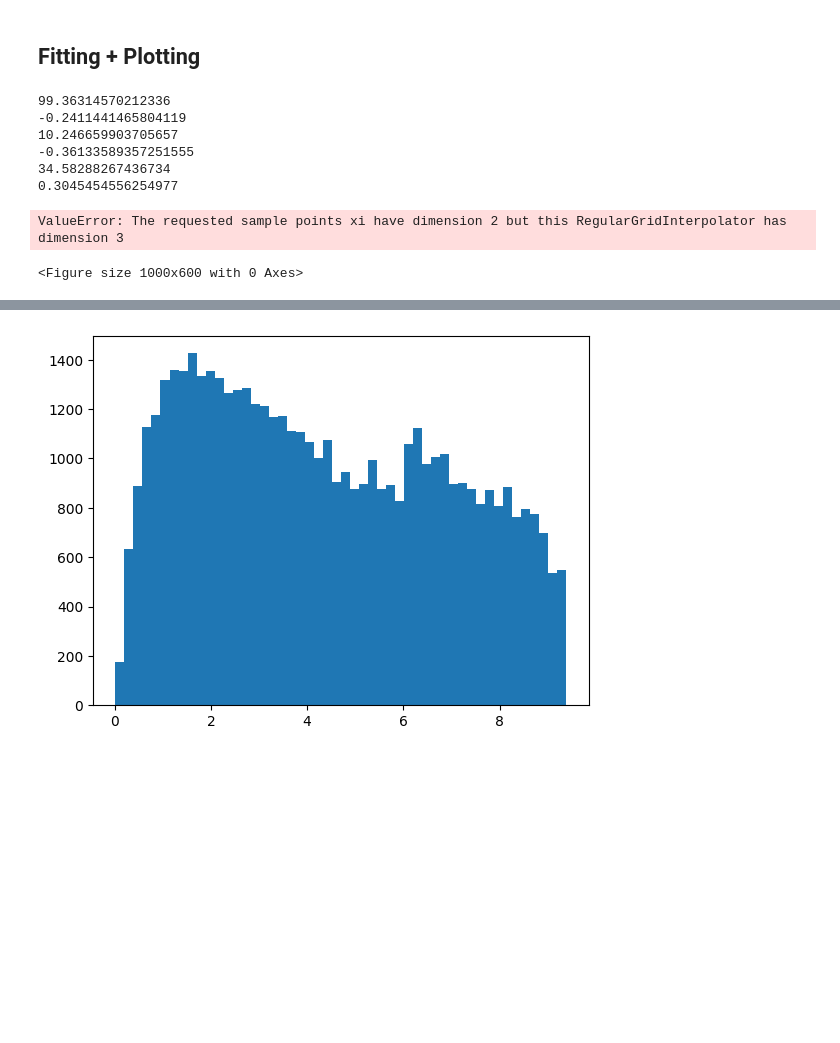
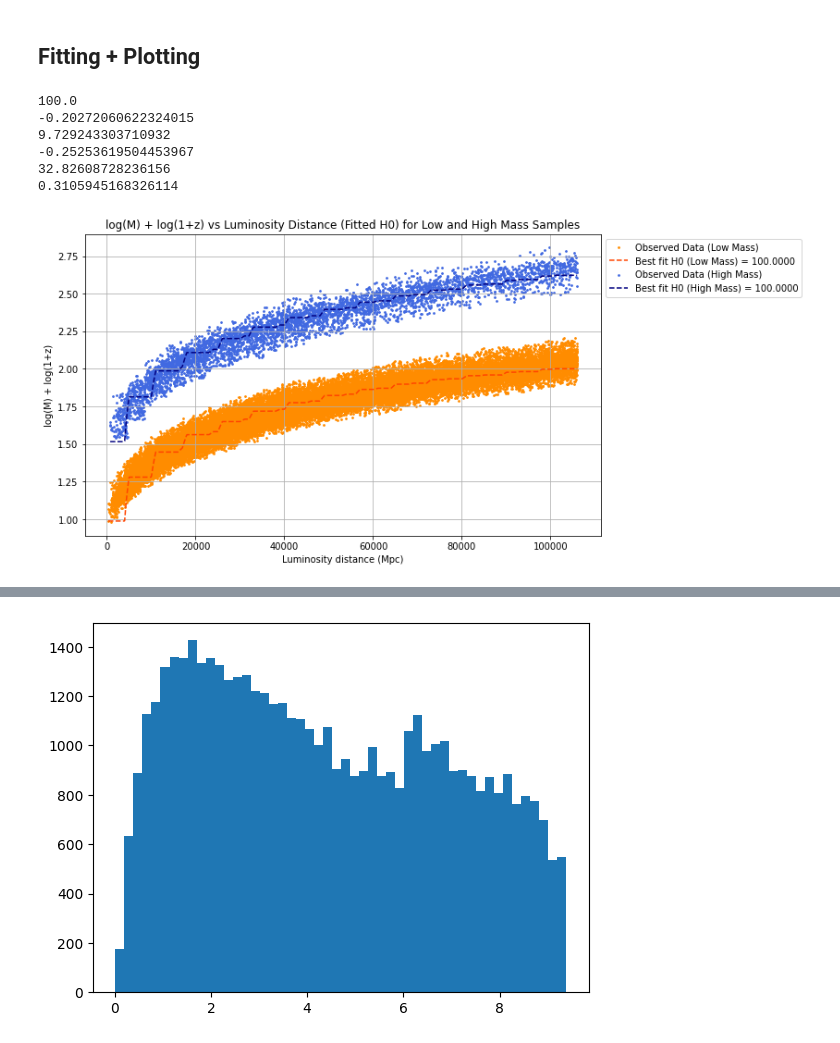
Before and after one commit to rosenberg9/Spectral_Sirens, a Jupyter notebook: spectral_sirens.ipynb, the cells around one changed output, grey strips where cells are left out. Cells and saved outputs as stored; diff of their text form; code cells hidden in the pictures; blank space fills up the shorter version.

Commit message:
updating 3d grid

```diff
--- a/spectral_sirens.ipynb
+++ b/spectral_sirens.ipynb
@@ -777,8 +203,8 @@ def fit_and_plot_evol_m(H0, mass_offset,k,Om_m, luminosityDistances, log_mass_pl
 # %%
 # Parameter grids
-H0_values = np.linspace(40, 100, 256)
-D_L_values = np.linspace(1, 1_000_000, 2500)
-omega_m_values = np.linspace(0.05, 0.95, 100)
+H0_values = np.linspace(40, 100, 60)
+D_L_values = np.linspace(1, 1_000_000, 500)
+omega_m_values = np.linspace(0.25, 0.35, 100)
 
 # Preallocate output
 z_grid_m = np.full((len(H0_values), len(D_L_values),len(omega_m_values)),0)
@@ -895,48 +330,36 @@ filtered_redshifts = redshifts[mask]
 # %%
 # Use the analyze_mass_distance_relation function and plot results
 results, data_cut1, data_cut2 = analyze_mass_distance_relation_evol_iter_comb_m(
-    filtered_luminosityDistances, filtered_log_mass_plus_log1pz,d_num=100,width_fac=1.3)
+    filtered_luminosityDistances, filtered_log_mass_plus_log1pz,redshift_interpolant_m,d_num=100,width_fac=1.3)
 
 # Unpack the results
 best_H0, best_mass_offset_low_mass,best_k_low_mass,best_mass_offset_high_mass,best_k_high_mass,best_om_m = results
 
 luminosityDistances_cut1, log_mass_plus_log1pz_cut1 = data_cut1
 luminosityDistances_cut2, log_mass_plus_log1pz_cut2 = data_cut2
 
 print(best_H0)
 print(best_k_low_mass)
 print(best_mass_offset_low_mass)
 print(best_k_high_mass)
 print(best_mass_offset_high_mass)
 print(best_om_m)
 
 # Plotting code
 plt.figure(figsize=(10, 6))
-fit_and_plot_evol(best_H0, best_mass_offset_low_mass,best_k_low_mass,luminosityDistances_cut1, log_mass_plus_log1pz_cut1, redshift_interpolant,"Low Mass", color_obs="darkorange", color_fit="orangered")
-fit_and_plot_evol(best_H0, best_mass_offset_high_mass,best_k_high_mass,luminosityDistances_cut2, log_mass_plus_log1pz_cut2, redshift_interpolant,"High Mass", color_obs="royalblue", color_fit="navy")
-plt.xlabel("Luminosity distance (Mpc)")
-plt.ylabel("log(M) + log(1+z)")
-plt.title("log(M) + log(1+z) vs Luminosity Distance (Fitted H0) for Low and High Mass Samples")
-plt.legend(loc="upper left", bbox_to_anchor=(1, 1))
-plt.grid(True)
-plt.show()
-
-# Plotting code
-plt.figure(figsize=(10, 6))
 fit_and_plot_evol_m(best_H0, best_mass_offset_low_mass,best_k_low_mass,best_om_m,luminosityDistances_cut1, log_mass_plus_log1pz_cut1, redshift_interpolant_m,"Low Mass", color_obs="darkorange", color_fit="orangered")
 fit_and_plot_evol_m(best_H0, best_mass_offset_high_mass,best_k_high_mass,best_om_m,luminosityDistances_cut2, log_mass_plus_log1pz_cut2, redshift_interpolant_m,"High Mass", color_obs="royalblue", color_fit="navy")
 plt.xlabel("Luminosity distance (Mpc)")
 plt.ylabel("log(M) + log(1+z)")
 plt.title("log(M) + log(1+z) vs Luminosity Distance (Fitted H0) for Low and High Mass Samples")
 plt.legend(loc="upper left", bbox_to_anchor=(1, 1))
 plt.grid(True)
 plt.show()
 # %% [output]
-99.36314570212336
--0.2411441465804119
-10.246659903705657
--0.36133589357251555
-34.58288267436734
-0.3045454556254977
+100.0
+-0.20272060622324015
+9.729243303710932
+-0.25253619504453967
+32.82608728236156
+0.3105945168326114
-ValueError: The requested sample points xi have dimension 2 but this RegularGridInterpolator has dimension 3
-<Figure size 1000x600 with 0 Axes>
+[figure, added]
```
Also changed, not shown: parts of 10 cells of this notebook, 3 other files.
